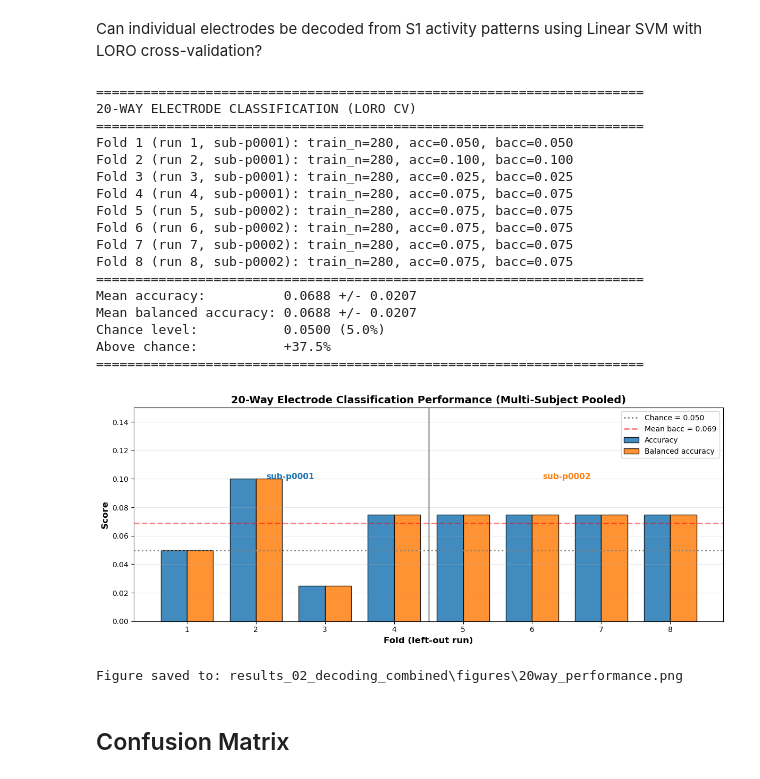
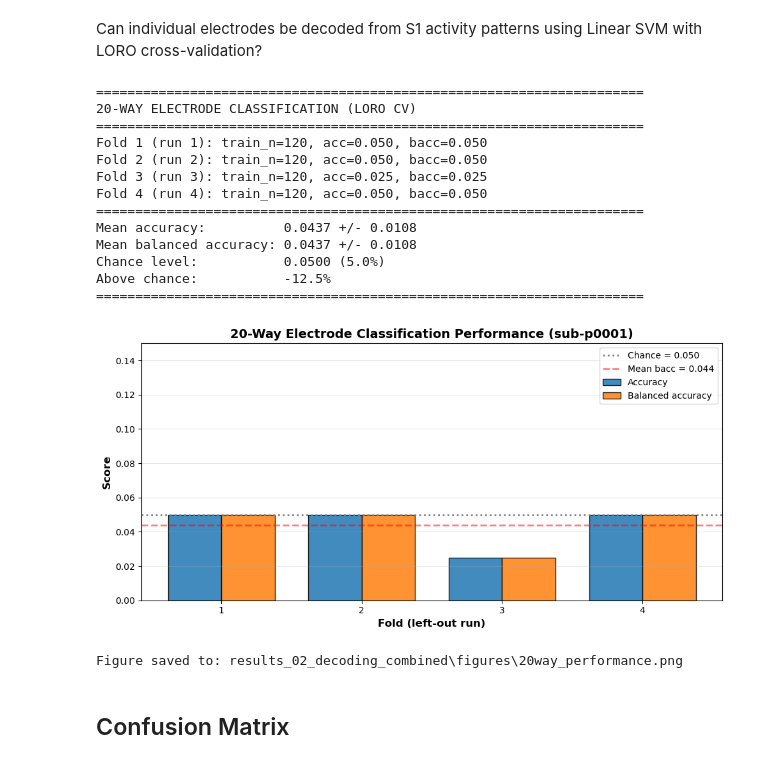
Before and after one commit to DuarteFonteSanta/Mapping_Tese, a Jupyter notebook: mapping_tese/notebooks/decoding_sub-combined_task-S1Map.ipynb, the cells around one changed output. Saved outputs shown, nothing was run; the diff lists cells and outputs as text; code cells hidden in the pictures.

```diff
--- a/mapping_tese/notebooks/decoding_sub-combined_task-S1Map.ipynb
+++ b/mapping_tese/notebooks/decoding_sub-combined_task-S1Map.ipynb
@@ -91,26 +87,24 @@ Output log: C:\Users\duart\Desktop\Tese\Mapping_Tese\mapping_tese\notebooks\resu
 ## Load Events from Both Subjects
 # %%
 all_events = []
-for subject in subjects:
-    for run in range(1, n_runs_per_subject + 1):
-        events_path = BIDS_ROOT / subject / session / "func" / f"{subject}_{session}_{task}_run-{run}_events.tsv"
-        df = pd.read_csv(events_path, sep='\t')
-        df['subject'] = subject
-        df['run'] = run
-        df['global_run'] = run if subject == subjects[0] else (run + n_runs_per_subject)
-        all_events.append(df)
+subject = subjects[0]
+for run in range(1, n_runs_per_subject + 1):
+    events_path = BIDS_ROOT / subject / session / "func" / f"{subject}_{session}_{task}_run-{run}_events.tsv"
+    df = pd.read_csv(events_path, sep='\t')
+    df['subject'] = subject
+    df['run'] = run
+    all_events.append(df)
 
 events_df = pd.concat(all_events, ignore_index=True)
 stim_events = events_df[~events_df['trial_type'].isin(['Baseline', 'Jitter'])].copy()
 
+print(f"Subject: {subject}")
 print(f"Total events: {len(events_df)}")
 print(f"Stimulation events: {len(stim_events)}")
 print(f"Unique electrodes: {stim_events['trial_type'].nunique()}")
-print(f"\nSamples per subject:")
-print(stim_events.groupby('subject').size())
-print(f"\nSamples per global run:")
-print(stim_events.groupby('global_run').size().to_dict())
-print(f"\nSamples per electrode (pooled):")
+print(f"\nSamples per run:")
+print(stim_events.groupby('run').size().to_dict())
+print(f"\nSamples per electrode:")
 electrode_counts = stim_events['trial_type'].value_counts().sort_index()
 print(f"  Min: {electrode_counts.min()}, Max: {electrode_counts.max()}, Mean: {electrode_counts.mean():.1f}")
 # %% [output]
@@ -145,7 +134,7 @@ atlas_img = atlas.maps
 atlas_data = atlas_img.get_fdata()
 mask_data = np.isin(atlas_data, s1_indices).astype('uint8')
 s1_mask = new_img_like(atlas_img, mask_data)
-s1_mask_resampled = resample_to_img(s1_mask, ref_img, interpolation='nearest')
+s1_mask_resampled = resample_to_img(s1_mask, ref_img, interpolation='nearest', force_resample=True, copy_header=True)
 masker = NiftiMasker(mask_img=s1_mask_resampled, standardize=False).fit()
 
 print(f"\nS1 atlas indices: {s1_indices}")
@@ -277,7 +253,6 @@ print("=" * 70)
 
 for fold_i, (train_idx, test_idx) in enumerate(logo.split(X_features, y, groups), 1):
     left_out = int(np.unique(groups[test_idx])[0])
-    test_subject = subject_ids[test_idx][0]
 
     X_train = X_features[train_idx]
     X_test = X_features[test_idx]
@@ -290,7 +265,7 @@ for fold_i, (train_idx, test_idx) in enumerate(logo.split(X_features, y, groups)
     fold_acc.append(acc)
     fold_bacc.append(bacc)
 
-    print(f"Fold {fold_i} (run {left_out}, {test_subject}): "
+    print(f"Fold {fold_i} (run {left_out}): "
           f"train_n={len(train_idx)}, acc={acc:.3f}, bacc={bacc:.3f}")
 
 fold_acc = np.asarray(fold_acc)
@@ -311,57 +286,48 @@ print("=" * 70)
 ======================================================================
 20-WAY ELECTRODE CLASSIFICATION (LORO CV)
 ======================================================================
-Fold 1 (run 1, sub-p0001): train_n=280, acc=0.050, bacc=0.050
-Fold 2 (run 2, sub-p0001): train_n=280, acc=0.100, bacc=0.100
-Fold 3 (run 3, sub-p0001): train_n=280, acc=0.025, bacc=0.025
-Fold 4 (run 4, sub-p0001): train_n=280, acc=0.075, bacc=0.075
-Fold 5 (run 5, sub-p0002): train_n=280, acc=0.075, bacc=0.075
-Fold 6 (run 6, sub-p0002): train_n=280, acc=0.075, bacc=0.075
-Fold 7 (run 7, sub-p0002): train_n=280, acc=0.075, bacc=0.075
-Fold 8 (run 8, sub-p0002): train_n=280, acc=0.075, bacc=0.075
+Fold 1 (run 1): train_n=120, acc=0.050, bacc=0.050
+Fold 2 (run 2): train_n=120, acc=0.050, bacc=0.050
+Fold 3 (run 3): train_n=120, acc=0.025, bacc=0.025
+Fold 4 (run 4): train_n=120, acc=0.050, bacc=0.050
 ======================================================================
-Mean accuracy:          0.0688 +/- 0.0207
-Mean balanced accuracy: 0.0688 +/- 0.0207
+Mean accuracy:          0.0437 +/- 0.0108
+Mean balanced accuracy: 0.0437 +/- 0.0108
 Chance level:           0.0500 (5.0%)
-Above chance:           +37.5%
+Above chance:           -12.5%
 ======================================================================
 # %%
-fig, ax = plt.subplots(figsize=(12, 5))
+fig, ax = plt.subplots(figsize=(10, 5))
 x = np.arange(1, len(fold_acc) + 1)
 width = 0.38
 
-colors_acc = ['#1f77b4' ]
+colors_acc = ['#1f77b4']
 colors_bacc = ['#ff7f0e']
 
 ax.bar(x - width / 2, fold_acc, width=width, color=colors_acc, alpha=0.85,
        edgecolor='black', label='Accuracy')
 ax.bar(x + width / 2, fold_bacc, width=width, color=colors_bacc, alpha=0.85,
        edgecolor='black', label='Balanced accuracy')
 ax.axhline(chance_level, linestyle=':', linewidth=2, color='gray',
            label=f'Chance = {chance_level:.3f}')
 ax.axhline(mean_bacc, linestyle='--', linewidth=2, color='red', alpha=0.5,
            label=f'Mean bacc = {mean_bacc:.3f}')
-ax.axvline(4.5, linestyle='-', linewidth=2, color='black', alpha=0.3)
-
-y_pos = ax.get_ylim()[1] * 0.95
-ax.text(2.5, y_pos, 'sub-p0001', ha='center', fontweight='bold', fontsize=11, color='#1f77b4')
-ax.text(6.5, y_pos, 'sub-p0002', ha='center', fontweight='bold', fontsize=11, color='#ff7f0e')
 
 ax.set_xlabel('Fold (left-out run)', fontsize=12, fontweight='bold')
 ax.set_ylabel('Score', fontsize=12, fontweight='bold')
-ax.set_title('20-Way Electrode Classification Performance (Multi-Subject Pooled)',
+ax.set_title('20-Way Electrode Classification Performance (sub-p0001)',
              fontsize=14, fontweight='bold')
 ax.set_xticks(x)
 ax.set_ylim(0, max(0.15, max(fold_bacc) * 1.15))
 ax.grid(axis='y', alpha=0.3)
 ax.legend(loc='upper right')
 plt.tight_layout()
 fig.savefig(FIGURES_DIR / '20way_performance.png', dpi=300, bbox_inches='tight')
 plt.show()
 
 print(f"Figure saved to: {FIGURES_DIR / '20way_performance.png'}")
 # %% [output]
-[figure, old version]
+[figure, new version]
 Figure saved to: results_02_decoding_combined\figures\20way_performance.png
 # %% [markdown]
 ## Confusion Matrix
```
Also changed, not shown: parts of 14 cells of this notebook, 6 other files.
